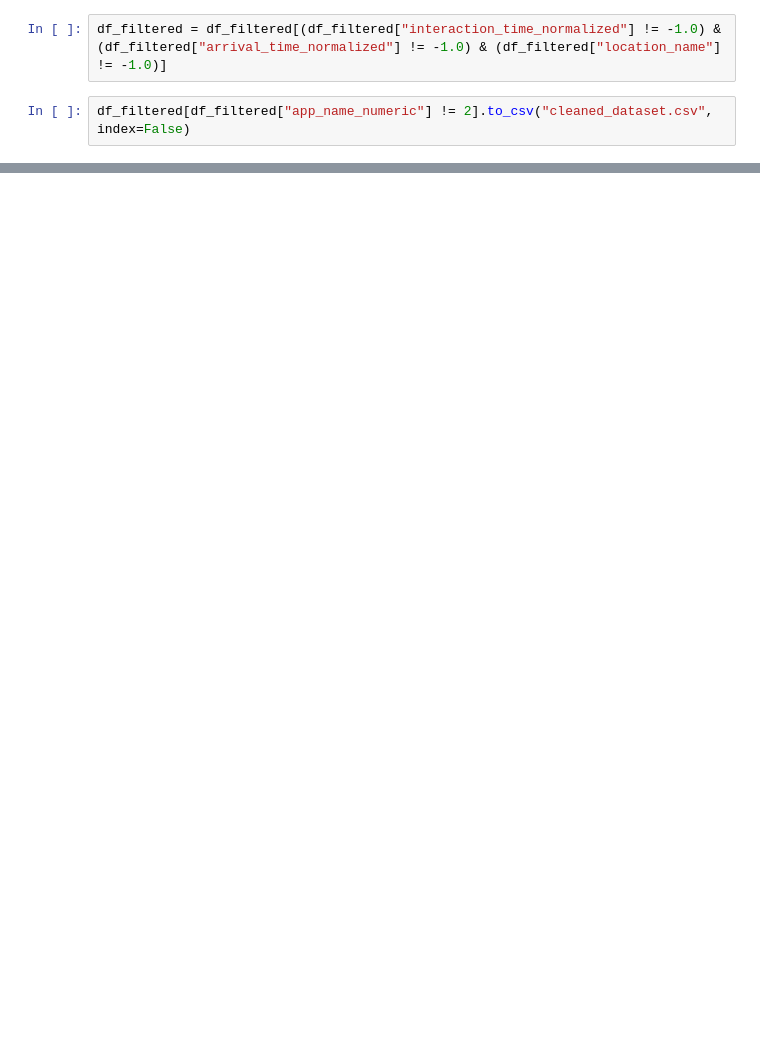
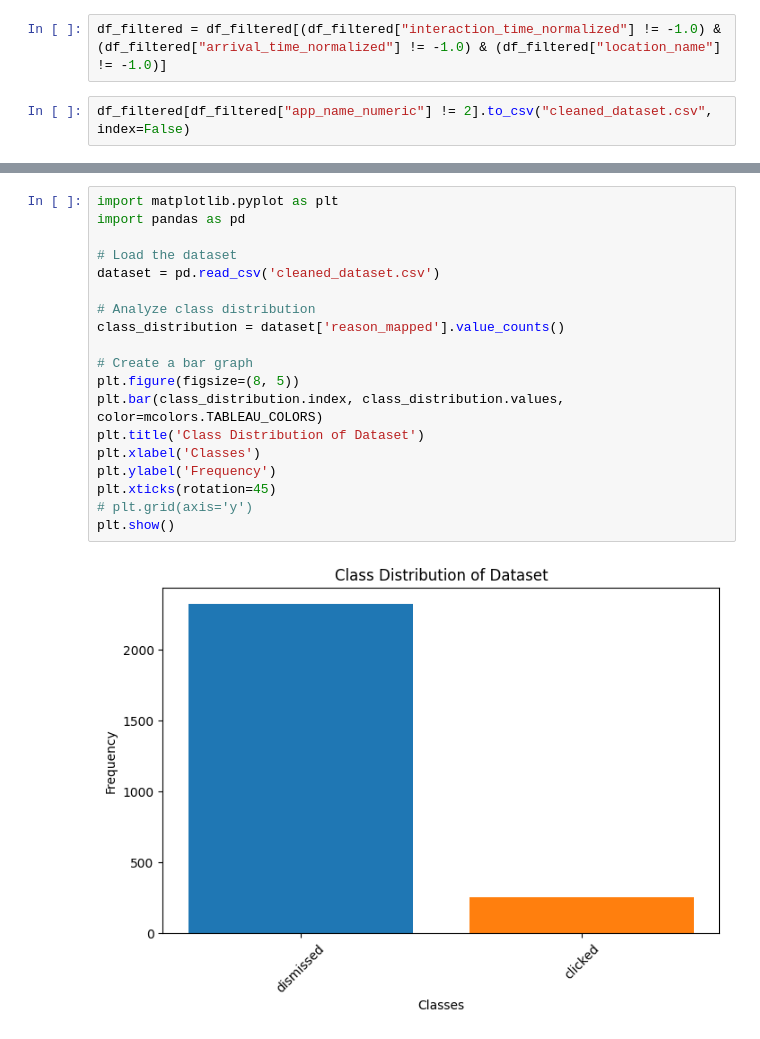
Before and after one commit to mihirkestur/Intelligent-Notification-Delivery-System, a Jupyter notebook: collected_dataset/Dataset conversion.ipynb, the cells around one changed output, grey strips where cells are left out. Cells and saved outputs as stored; diff of their text form; blank space fills up the shorter version.

```diff
--- a/collected_dataset/Dataset conversion.ipynb
+++ b/collected_dataset/Dataset conversion.ipynb
@@ -58,0 +168,21 @@ df_filtered[df_filtered["app_name_numeric"] != 2].to_csv("cleaned_dataset.csv",
+# %%
+import matplotlib.pyplot as plt
+import pandas as pd
+
+# Load the dataset
+dataset = pd.read_csv('cleaned_dataset.csv')
+
+# Analyze class distribution
+class_distribution = dataset['reason_mapped'].value_counts()
+
+# Create a bar graph
+plt.figure(figsize=(8, 5))
+plt.bar(class_distribution.index, class_distribution.values, color=mcolors.TABLEAU_COLORS)
+plt.title('Class Distribution of Dataset')
+plt.xlabel('Classes')
+plt.ylabel('Frequency')
+plt.xticks(rotation=45)
+# plt.grid(axis='y')
+plt.show()
+# %% [output]
+[figure, added]
```
Also changed, not shown: parts of 10 cells of this notebook, 6 other files.
